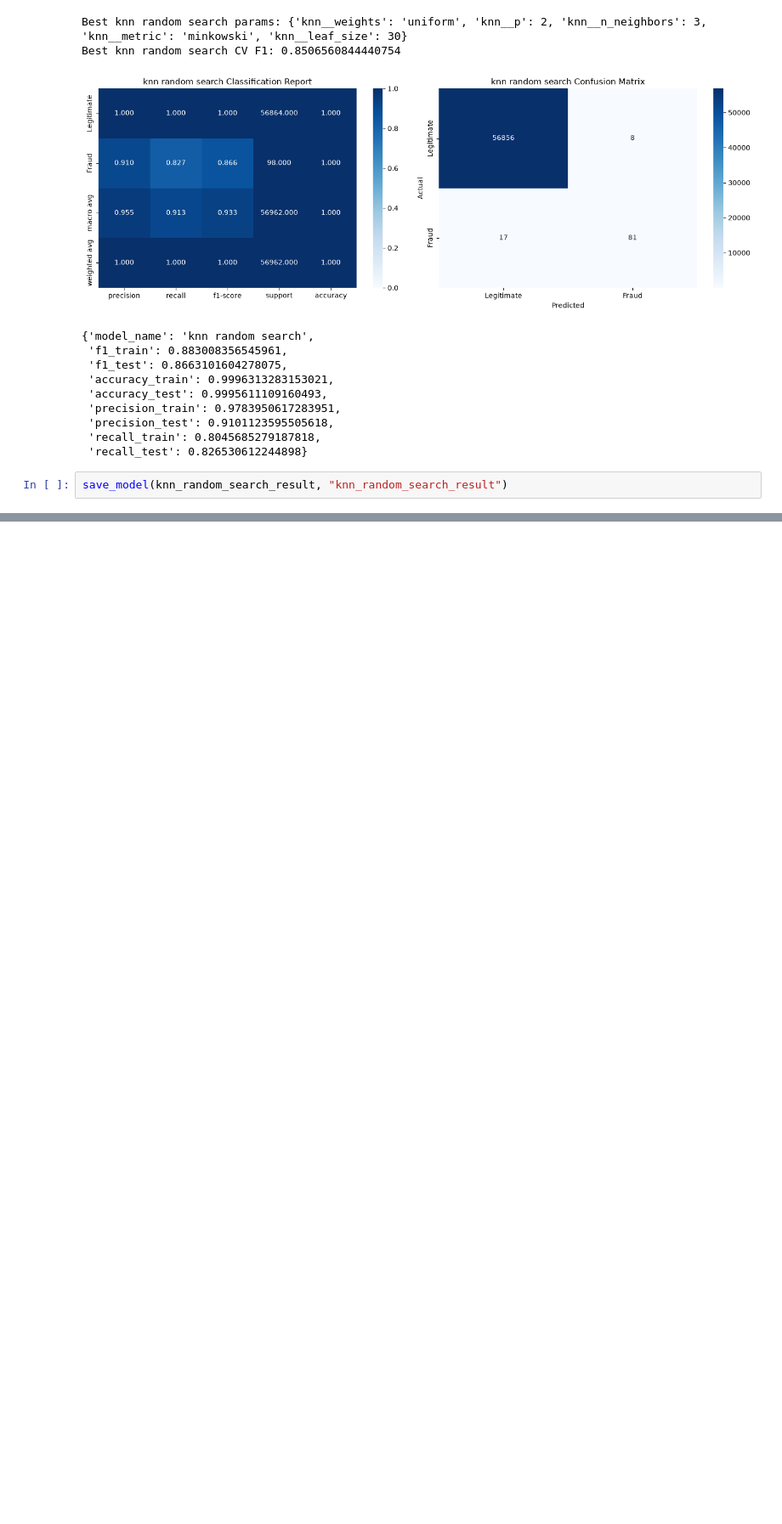
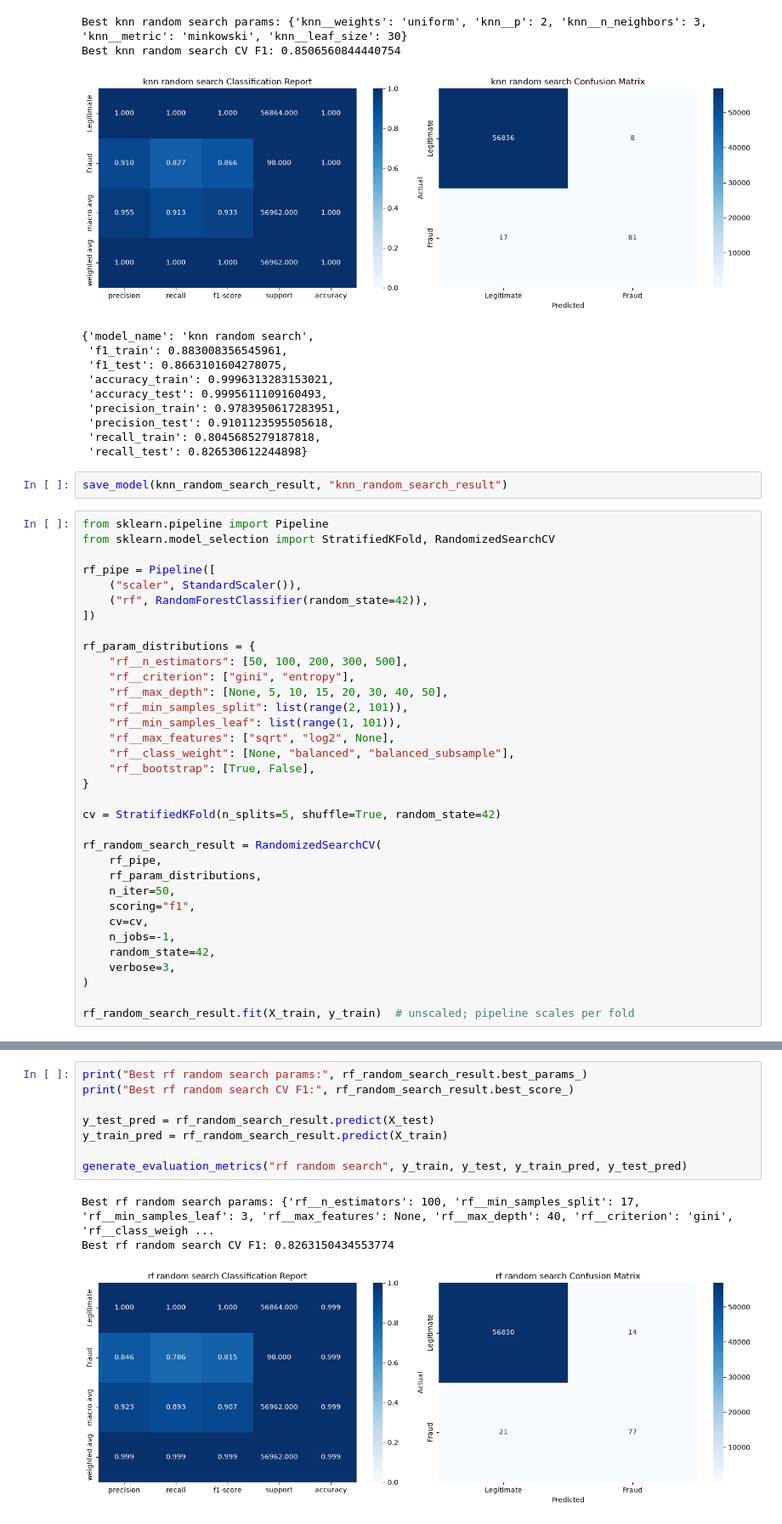
Before and after one commit to atozmax/ai-mini-project01, a Jupyter notebook: notebooks/experiment01.ipynb, the cells around one changed output, grey strips where cells are left out. Shown at 85% size. Saved outputs shown, nothing was run; the diff lists cells and outputs as text; blank space fills up the shorter version.

```diff
--- a/notebooks/experiment01.ipynb
+++ b/notebooks/experiment01.ipynb
@@ -470,3 +453,37 @@ Best knn random search CV F1: 0.8506560844440754
  'recall_test': 0.826530612244898}
 # %%
 save_model(knn_random_search_result, "knn_random_search_result")
+# %%
+from sklearn.pipeline import Pipeline
+from sklearn.model_selection import StratifiedKFold, RandomizedSearchCV
+
+rf_pipe = Pipeline([
+    ("scaler", StandardScaler()),
+    ("rf", RandomForestClassifier(random_state=42)),
+])
+
+rf_param_distributions = {
+    "rf__n_estimators": [50, 100, 200, 300, 500],
+    "rf__criterion": ["gini", "entropy"],
+    "rf__max_depth": [None, 5, 10, 15, 20, 30, 40, 50],
+    "rf__min_samples_split": list(range(2, 101)),
+    "rf__min_samples_leaf": list(range(1, 101)),
+    "rf__max_features": ["sqrt", "log2", None],
+    "rf__class_weight": [None, "balanced", "balanced_subsample"],
+    "rf__bootstrap": [True, False],
+}
+
+cv = StratifiedKFold(n_splits=5, shuffle=True, random_state=42)
+
+rf_random_search_result = RandomizedSearchCV(
+    rf_pipe,
+    rf_param_distributions,
+    n_iter=50,
+    scoring="f1",
+    cv=cv,
+    n_jobs=-1,
+    random_state=42,
+    verbose=3,
+)
+
+rf_random_search_result.fit(X_train, y_train)  # unscaled; pipeline scales per fold
@@ -472,0 +525,12 @@ save_model(knn_random_search_result, "knn_random_search_result")
+# %%
+print("Best rf random search params:", rf_random_search_result.best_params_)
+print("Best rf random search CV F1:", rf_random_search_result.best_score_)
+
+y_test_pred = rf_random_search_result.predict(X_test)
+y_train_pred = rf_random_search_result.predict(X_train)
+
+generate_evaluation_metrics("rf random search", y_train, y_test, y_train_pred, y_test_pred)
+# %% [output]
+Best rf random search params: {'rf__n_estimators': 100, 'rf__min_samples_split': 17, 'rf__min_samples_leaf': 3, 'rf__max_features': None, 'rf__max_depth': 40, 'rf__criterion': 'gini', 'rf__class_weigh ...
+Best rf random search CV F1: 0.8263150434553774
+[figure, added]
```
Also changed, not shown: parts of 4 cells of this notebook, 1 other file.
